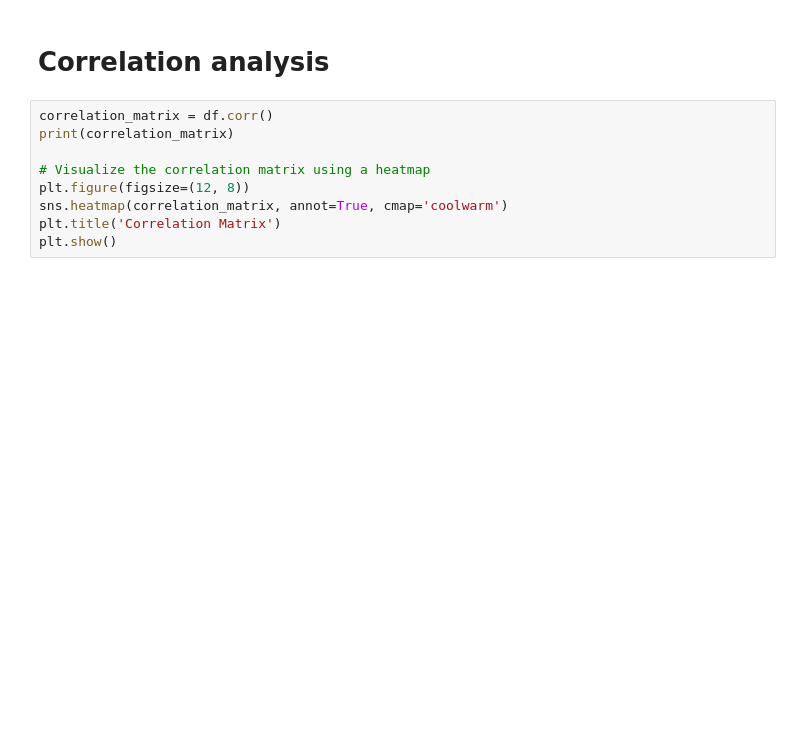
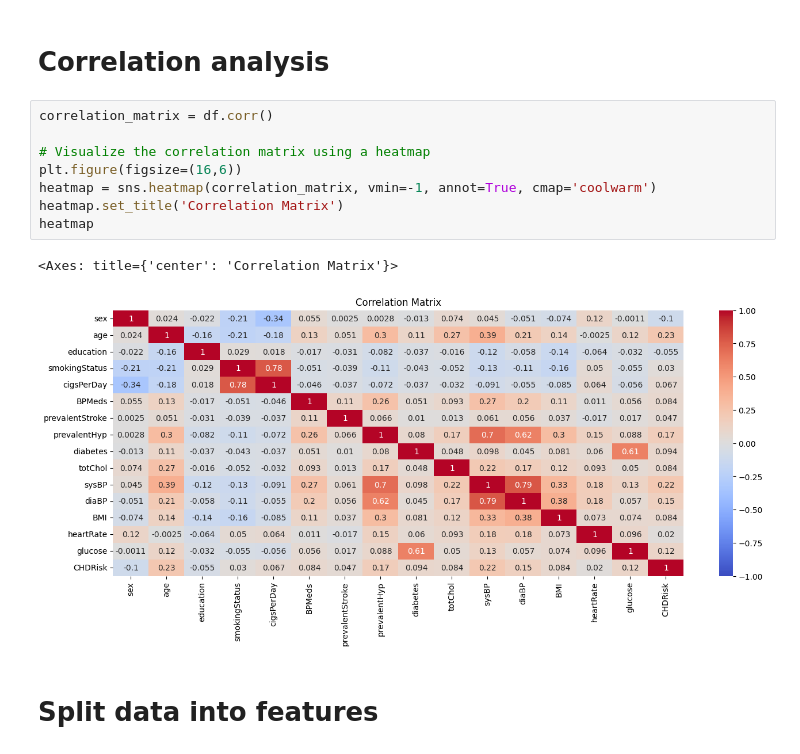
Before and after one commit to sudoleg/Machine-Learning, a Jupyter notebook: Linear Regression/heart_disease.ipynb, the cells around one changed output. Cells and saved outputs as stored; diff of their text form; blank space fills up the shorter version.

```diff
--- a/Linear Regression/heart_disease.ipynb
+++ b/Linear Regression/heart_disease.ipynb
@@ -115,10 +148,14 @@ plt.show()
 # Correlation analysis
 # %%
 correlation_matrix = df.corr()
-print(correlation_matrix)
 
 # Visualize the correlation matrix using a heatmap
-plt.figure(figsize=(12, 8))
-sns.heatmap(correlation_matrix, annot=True, cmap='coolwarm')
-plt.title('Correlation Matrix')
-plt.show()
+plt.figure(figsize=(16,6))
+heatmap = sns.heatmap(correlation_matrix, vmin=-1, annot=True, cmap='coolwarm')
+heatmap.set_title('Correlation Matrix')
+heatmap
+# %% [output]
+<Axes: title={'center': 'Correlation Matrix'}>
+[figure, added]
+# %% [markdown]
+# Split data into features
```
Also changed, not shown: parts of 16 cells of this notebook.
